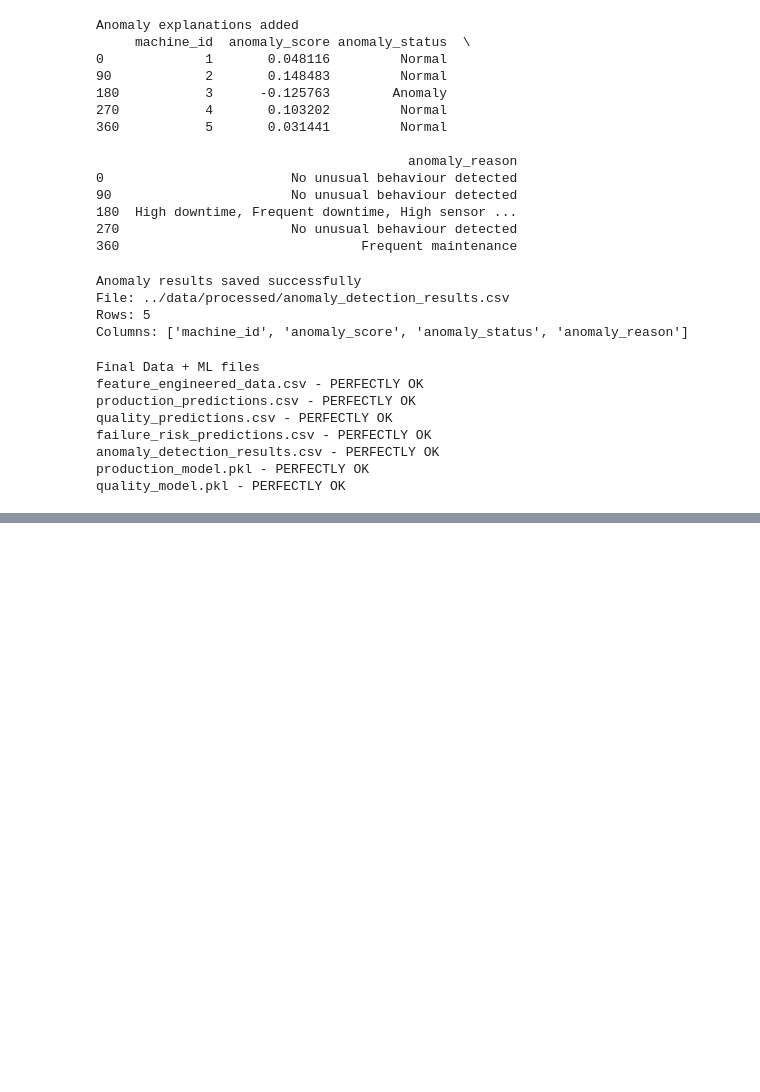
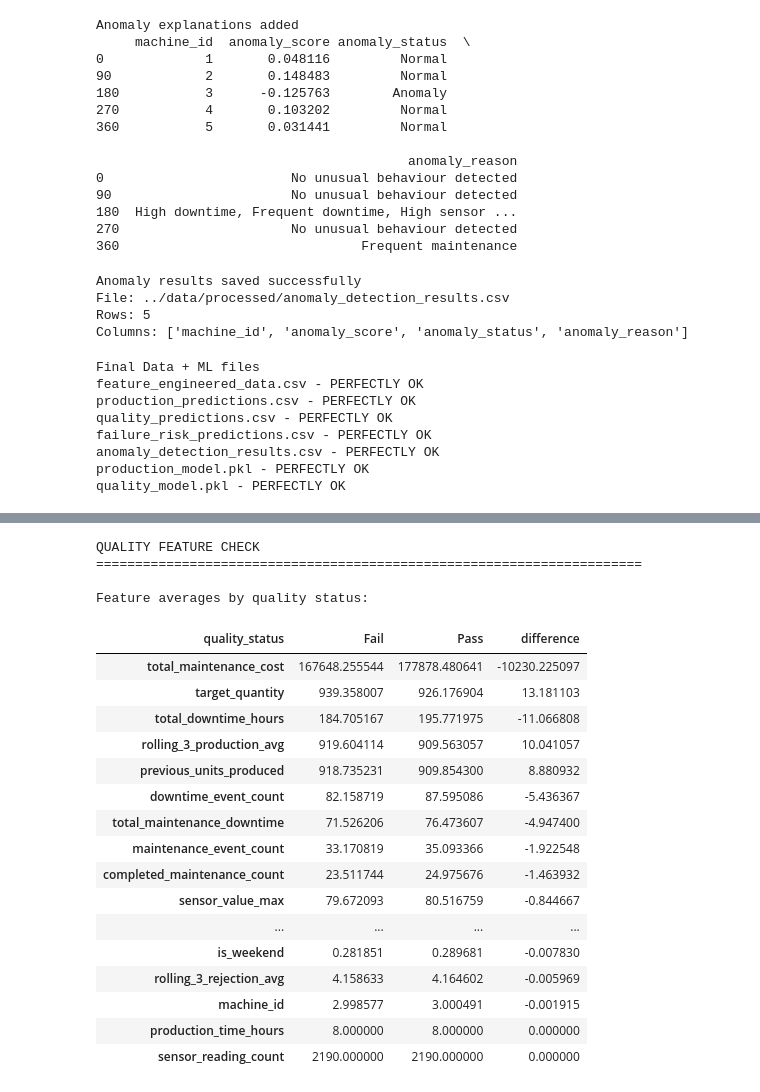
Before and after one commit to saisanjanas/AI_Powered_Electronics_Manufacturing_Intelligence, a Jupyter notebook: data-ml/notebooks/01_data_understanding.ipynb, the cells around one changed output, grey strips where cells are left out. Cells and saved outputs as stored; diff of their text form; code cells hidden in the pictures; blank space fills up the shorter version.

Commit message:
Complete data and ML pipeline

```diff
--- a/data-ml/notebooks/01_data_understanding.ipynb
+++ b/data-ml/notebooks/01_data_understanding.ipynb
@@ -3009,0 +3480,19 @@ dtype: int64
+# %%
+# ============================================================
+# RELOAD AND VERIFY FEATURE DATASET
+# ============================================================
+
+feature_data = pd.read_csv(
+    "../data/processed/feature_engineered_data.csv"
+)
+
+print("FEATURE DATASET RELOADED")
+print("=" * 70)
+
+print("Shape:", feature_data.shape)
+
+print("\nMissing Values:")
+print(feature_data.isnull().sum().sum())
+
+print("\nDuplicate Rows:")
+print(feature_data.duplicated().sum())
@@ -5317,0 +7006,55 @@ quality_model.pkl - PERFECTLY OK
+# %%
+# ============================================================
+# QUALITY - CHECK FEATURE DIFFERENCES
+# ============================================================
+
+print("QUALITY FEATURE CHECK")
+print("=" * 70)
+
+# Add the target temporarily for analysis only
+quality_analysis = X_quality.copy()
+quality_analysis["quality_status"] = y_quality.values
+
+# Compare average feature values for Pass and Fail
+quality_feature_means = (
+    quality_analysis
+    .groupby("quality_status")[quality_features]
+    .mean()
+    .T
+)
+
+quality_feature_means["difference"] = (
+    quality_feature_means["Fail"]
+    - quality_feature_means["Pass"]
+)
+
+quality_feature_means = quality_feature_means.sort_values(
+    "difference",
+    key=abs,
+    ascending=False
+)
+
+print("\nFeature averages by quality status:")
+display(quality_feature_means)
+# %% [output]
+QUALITY FEATURE CHECK
+======================================================================
+
+Feature averages by quality status:
+| quality_status | Fail | Pass | difference |
+| total_maintenance_cost | 167648.255544 | 177878.480641 | -10230.225097 |
+| target_quantity | 939.358007 | 926.176904 | 13.181103 |
+| total_downtime_hours | 184.705167 | 195.771975 | -11.066808 |
+| rolling_3_production_avg | 919.604114 | 909.563057 | 10.041057 |
+| previous_units_produced | 918.735231 | 909.854300 | 8.880932 |
+| downtime_event_count | 82.158719 | 87.595086 | -5.436367 |
+| total_maintenance_downtime | 71.526206 | 76.473607 | -4.947400 |
+| maintenance_event_count | 33.170819 | 35.093366 | -1.922548 |
+| completed_maintenance_count | 23.511744 | 24.975676 | -1.463932 |
+| sensor_value_max | 79.672093 | 80.516759 | -0.844667 |
+| ... | ... | ... | ... |
+| is_weekend | 0.281851 | 0.289681 | -0.007830 |
+| rolling_3_rejection_avg | 4.158633 | 4.164602 | -0.005969 |
+| machine_id | 2.998577 | 3.000491 | -0.001915 |
+| production_time_hours | 8.000000 | 8.000000 | 0.000000 |
+| sensor_reading_count | 2190.000000 | 2190.000000 | 0.000000 |
```
Also changed, not shown: parts of 164 cells of this notebook, 15 other files.
